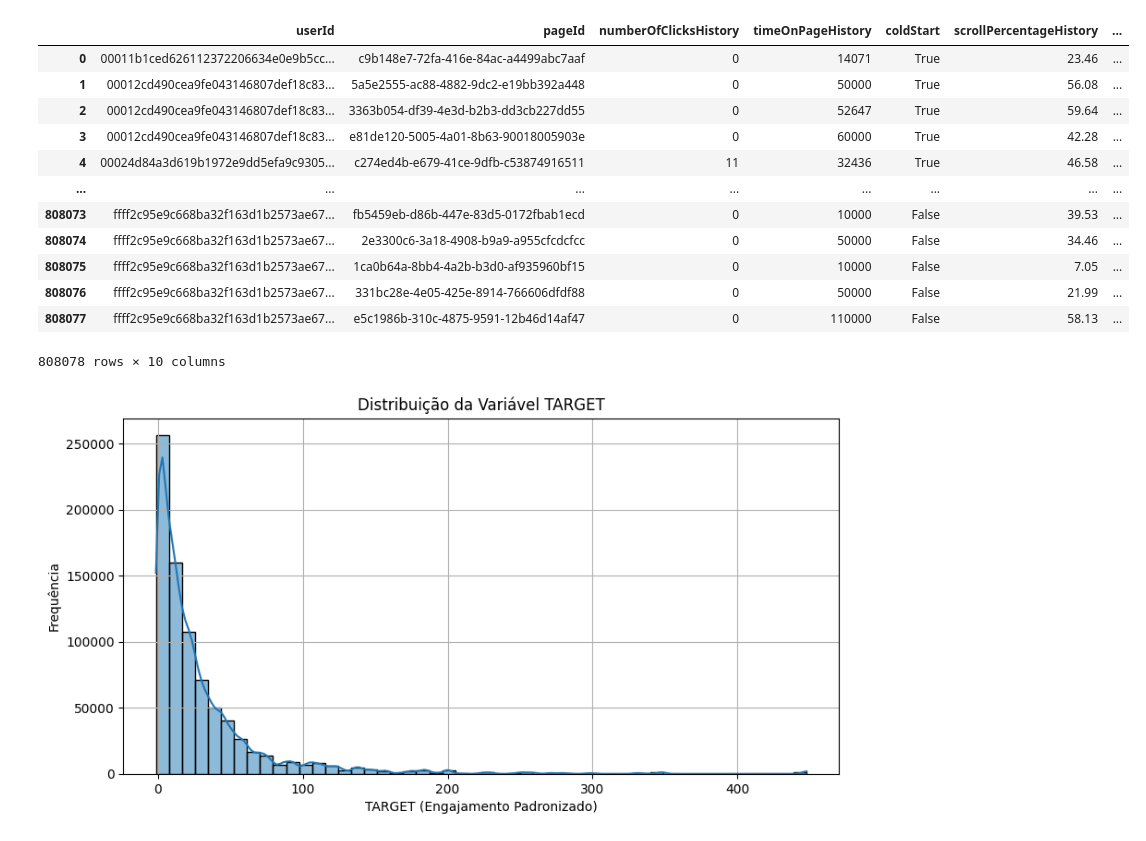
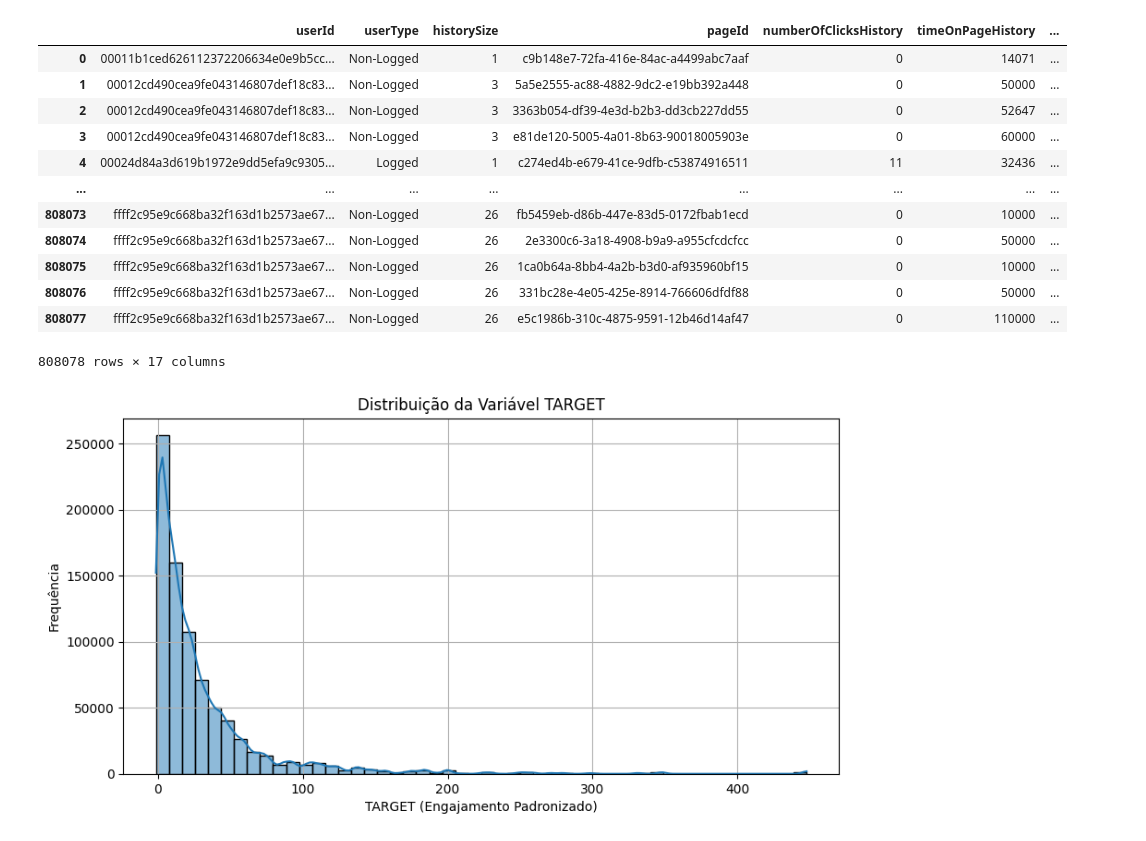
Before and after one commit to gmferratti/ML_Engineer_Datathon, a Jupyter notebook: notebooks/gmferratti/target/target.ipynb, the cells around one changed output. Cells and saved outputs as stored; diff of their text form; code cells hidden in the pictures.

Commit message:
Carefully thought target vs. features

```diff
--- a/notebooks/gmferratti/target/target.ipynb
+++ b/notebooks/gmferratti/target/target.ipynb
@@ -36,5 +8,8 @@ df_users.describe()
+# %%
+users = pd.read_parquet("data/processed_data/features/users_feats.parquet")
+df_users = users
 # %%
-def _create_target(df_users: pd.DataFrame) -> pd.DataFrame:
+def create_target(df_users: pd.DataFrame) -> pd.DataFrame:
     """Gera a coluna TARGET padronizada de forma menos sensível a outliers (robust scaling)."""
 
     # Agrega usando diferentes estratégias de agrupamento
@@ -51,47 +26,47 @@ def _create_target(df_users: pd.DataFrame) -> pd.DataFrame:
 
     # Cálculo do TARGET com pesos ajustados, usando a versão transformada de pageVisitsCountHistory
     agg_df['TARGET'] = (
         agg_df['numberOfClicksHistory'] +
         1.5 * (agg_df['timeOnPageHistory'] / 500) +
         agg_df['scrollPercentageHistory'] +
         2 * agg_df['pageVisitsTransformed'] -
         (agg_df['minutesSinceLastVisit'] / 20)
     )
 
     # Calcula a mediana dos valores de 'TARGET'
     median_val = agg_df['TARGET'].median()
 
     # Calcula o intervalo interquartil (IQR)
     iqr_val = agg_df['TARGET'].quantile(0.75) - agg_df['TARGET'].quantile(0.25)
 
     # Se o IQR for zero (todos os valores iguais, por exemplo), apenas subtrai a mediana
     # Caso contrário, padroniza (robust scaling) subtraindo a mediana e dividindo pelo IQR
     if iqr_val == 0:
         agg_df['TARGET'] = agg_df['TARGET'] - median_val
     else:
         agg_df['TARGET'] = (agg_df['TARGET'] - median_val) / iqr_val
 
     # Mescla os valores padronizados de 'TARGET' de volta ao DataFrame original
     target_df = df_users.merge(agg_df[['userId', 'TARGET']], on='userId', how='left')
 
     return target_df
 
-target_df = _create_target(df_users)
+target_df = create_target(df_users)
 target_df
 # %% [output]
-|  | userId | pageId | numberOfClicksHistory | timeOnPageHistory | coldStart | scrollPercentageHistory | ... |
-| 0 | 00011b1ced626112372206634e0e9b5cc... | c9b148e7-72fa-416e-84ac-a4499abc7aaf | 0 | 14071 | True | 23.46 | ... |
-| 1 | 00012cd490cea9fe043146807def18c83... | 5a5e2555-ac88-4882-9dc2-e19bb392a448 | 0 | 50000 | True | 56.08 | ... |
-| 2 | 00012cd490cea9fe043146807def18c83... | 3363b054-df39-4e3d-b2b3-dd3cb227dd55 | 0 | 52647 | True | 59.64 | ... |
-| 3 | 00012cd490cea9fe043146807def18c83... | e81de120-5005-4a01-8b63-90018005903e | 0 | 60000 | True | 42.28 | ... |
-| 4 | 00024d84a3d619b1972e9dd5efa9c9305... | c274ed4b-e679-41ce-9dfb-c53874916511 | 11 | 32436 | True | 46.58 | ... |
+|  | userId | userType | historySize | pageId | numberOfClicksHistory | timeOnPageHistory | ... |
+| 0 | 00011b1ced626112372206634e0e9b5cc... | Non-Logged | 1 | c9b148e7-72fa-416e-84ac-a4499abc7aaf | 0 | 14071 | ... |
+| 1 | 00012cd490cea9fe043146807def18c83... | Non-Logged | 3 | 5a5e2555-ac88-4882-9dc2-e19bb392a448 | 0 | 50000 | ... |
+| 2 | 00012cd490cea9fe043146807def18c83... | Non-Logged | 3 | 3363b054-df39-4e3d-b2b3-dd3cb227dd55 | 0 | 52647 | ... |
+| 3 | 00012cd490cea9fe043146807def18c83... | Non-Logged | 3 | e81de120-5005-4a01-8b63-90018005903e | 0 | 60000 | ... |
+| 4 | 00024d84a3d619b1972e9dd5efa9c9305... | Logged | 1 | c274ed4b-e679-41ce-9dfb-c53874916511 | 11 | 32436 | ... |
 | ... | ... | ... | ... | ... | ... | ... | ... |
-| 808073 | ffff2c95e9c668ba32f163d1b2573ae67... | fb5459eb-d86b-447e-83d5-0172fbab1ecd | 0 | 10000 | False | 39.53 | ... |
-| 808074 | ffff2c95e9c668ba32f163d1b2573ae67... | 2e3300c6-3a18-4908-b9a9-a955cfcdcfcc | 0 | 50000 | False | 34.46 | ... |
-| 808075 | ffff2c95e9c668ba32f163d1b2573ae67... | 1ca0b64a-8bb4-4a2b-b3d0-af935960bf15 | 0 | 10000 | False | 7.05 | ... |
-| 808076 | ffff2c95e9c668ba32f163d1b2573ae67... | 331bc28e-4e05-425e-8914-766606dfdf88 | 0 | 50000 | False | 21.99 | ... |
-| 808077 | ffff2c95e9c668ba32f163d1b2573ae67... | e5c1986b-310c-4875-9591-12b46d14af47 | 0 | 110000 | False | 58.13 | ... |
+| 808073 | ffff2c95e9c668ba32f163d1b2573ae67... | Non-Logged | 26 | fb5459eb-d86b-447e-83d5-0172fbab1ecd | 0 | 10000 | ... |
+| 808074 | ffff2c95e9c668ba32f163d1b2573ae67... | Non-Logged | 26 | 2e3300c6-3a18-4908-b9a9-a955cfcdcfcc | 0 | 50000 | ... |
+| 808075 | ffff2c95e9c668ba32f163d1b2573ae67... | Non-Logged | 26 | 1ca0b64a-8bb4-4a2b-b3d0-af935960bf15 | 0 | 10000 | ... |
+| 808076 | ffff2c95e9c668ba32f163d1b2573ae67... | Non-Logged | 26 | 331bc28e-4e05-425e-8914-766606dfdf88 | 0 | 50000 | ... |
+| 808077 | ffff2c95e9c668ba32f163d1b2573ae67... | Non-Logged | 26 | e5c1986b-310c-4875-9591-12b46d14af47 | 0 | 110000 | ... |
-808078 rows × 10 columns
+808078 rows × 17 columns
 # %%
 # Target: ENGAGEMENT_SCORE
 import matplotlib.pyplot as plt
```
Also changed, not shown: parts of 9 cells of this notebook, 21 other files.
